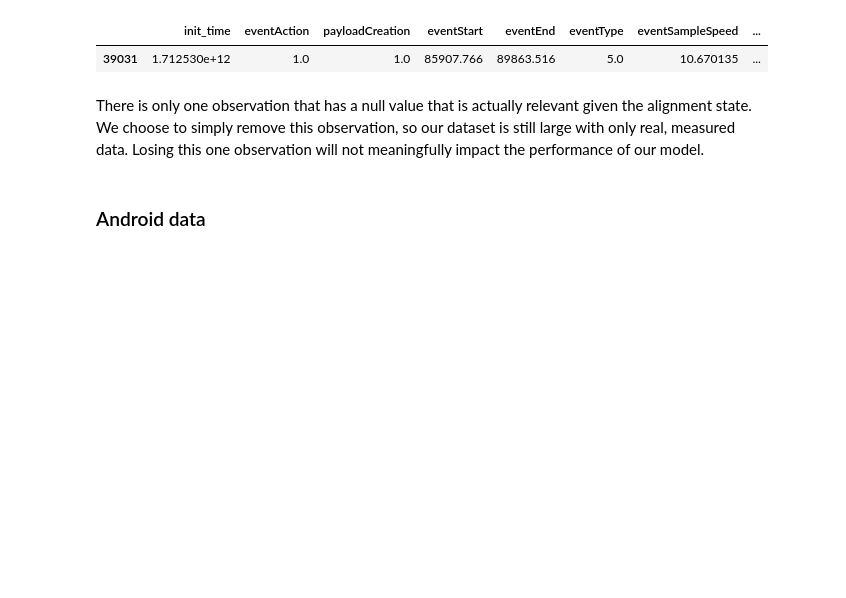
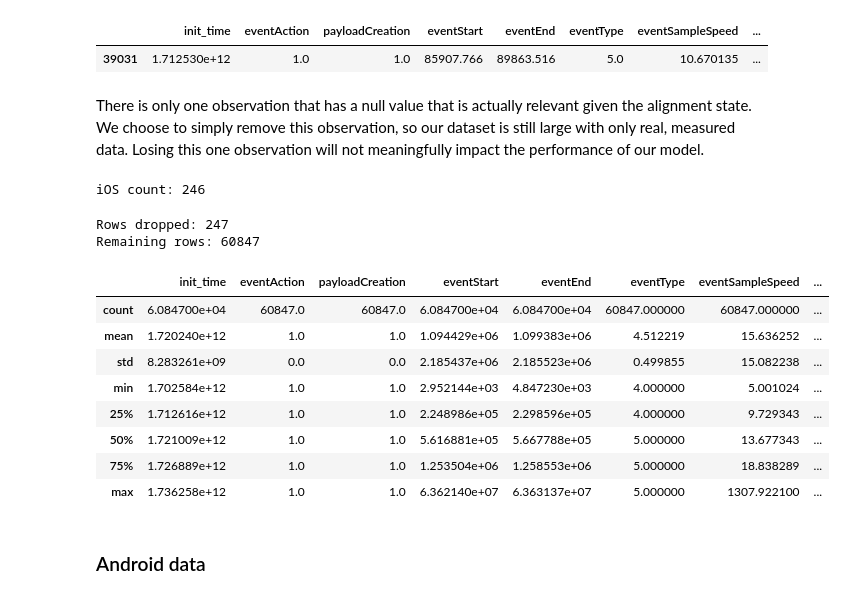
Before and after one commit to anvitha-sm/turns-classification-arity, a Jupyter notebook: turns-classification-arity.ipynb, the cells around one changed output. Drawn from its saved outputs; the diff is of its cells as text; code cells hidden in the pictures; blank space fills up the shorter version.

```diff
--- a/turns-classification-arity.ipynb
+++ b/turns-classification-arity.ipynb
@@ -5,8 +9,8 @@ import numpy as np
 from sklearn.preprocessing import StandardScaler
 # %%
 pd.set_option('display.max_columns', None)
-ios_data = pd.read_csv("/ios_turns.csv")
-android_data = pd.read_csv("/android_turns.csv")
+ios_data = pd.read_csv("ios_turns.csv")
+android_data = pd.read_csv("android_turns.csv")
 # %% [markdown]
 ## Data Exploration
 # %% [markdown]
@@ -128,6 +132,38 @@ ios_data[(ios_data['eventSensorDetectionMthd'] == 0) & (ios_data['bearingAngleCh
 | 39031 | 1.712530e+12 | 1.0 | 1.0 | 85907.766 | 89863.516 | 5.0 | 10.670135 | ... |
 # %% [markdown]
 There is only one observation that has a null value that is actually relevant given the alignment state. We choose to simply remove this observation, so our dataset is still large with only real, measured data. Losing this one observation will not meaningfully impact the performance of our model.
+# %%
+print(f"iOS count: {(np.isinf(ios_data['gps_radius']) & (ios_data['eventSensorDetectionMthd'] == 0)).sum()}")
+# %% [output]
+iOS count: 246
+# %%
+rows_to_delete = (
+    (ios_data["eventSensorDetectionMthd"] == 0) &
+    (
+        ios_data["bearingAngleChange"].isna() |
+        ios_data["gps_radius"].isna() |
+        np.isinf(ios_data["gps_radius"])
+    )
+)
+
+ios_data = ios_data.loc[~rows_to_delete].copy()
+print("Rows dropped:", rows_to_delete.sum())
+print("Remaining rows:", len(ios_data))
+# %% [output]
+Rows dropped: 247
+Remaining rows: 60847
+# %%
+ios_data.describe()
+# %% [output]
+|  | init_time | eventAction | payloadCreation | eventStart | eventEnd | eventType | eventSampleSpeed | ... |
+| count | 6.084700e+04 | 60847.0 | 60847.0 | 6.084700e+04 | 6.084700e+04 | 60847.000000 | 60847.000000 | ... |
+| mean | 1.720240e+12 | 1.0 | 1.0 | 1.094429e+06 | 1.099383e+06 | 4.512219 | 15.636252 | ... |
+| std | 8.283261e+09 | 0.0 | 0.0 | 2.185437e+06 | 2.185523e+06 | 0.499855 | 15.082238 | ... |
+| min | 1.702584e+12 | 1.0 | 1.0 | 2.952144e+03 | 4.847230e+03 | 4.000000 | 5.001024 | ... |
+| 25% | 1.712616e+12 | 1.0 | 1.0 | 2.248986e+05 | 2.298596e+05 | 4.000000 | 9.729343 | ... |
+| 50% | 1.721009e+12 | 1.0 | 1.0 | 5.616881e+05 | 5.667788e+05 | 5.000000 | 13.677343 | ... |
+| 75% | 1.726889e+12 | 1.0 | 1.0 | 1.253504e+06 | 1.258553e+06 | 5.000000 | 18.838289 | ... |
+| max | 1.736258e+12 | 1.0 | 1.0 | 6.362140e+07 | 6.363137e+07 | 5.000000 | 1307.922100 | ... |
 # %% [markdown]
 ### Android data
 # %%
```
Also changed, not shown: parts of 31 cells of this notebook.
